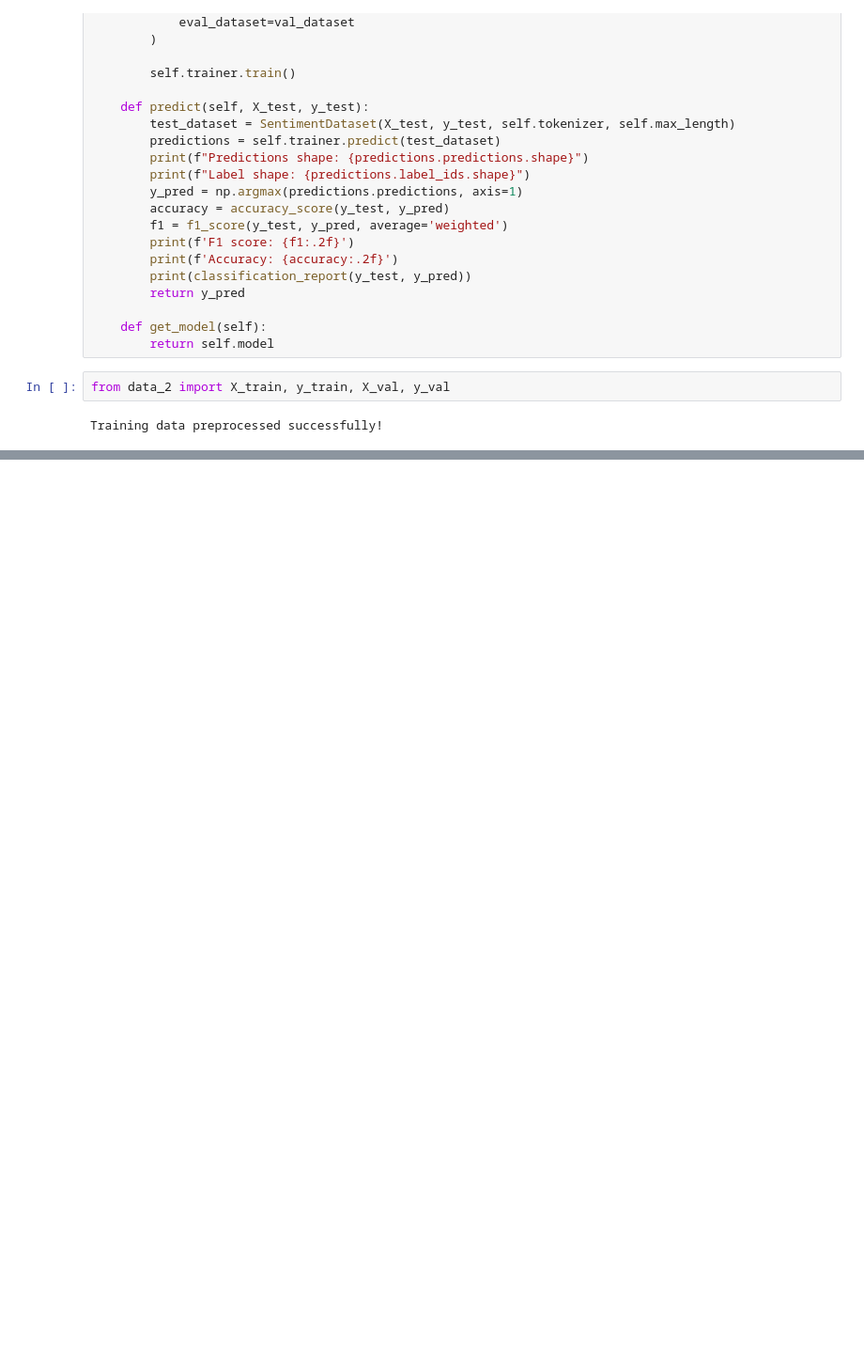
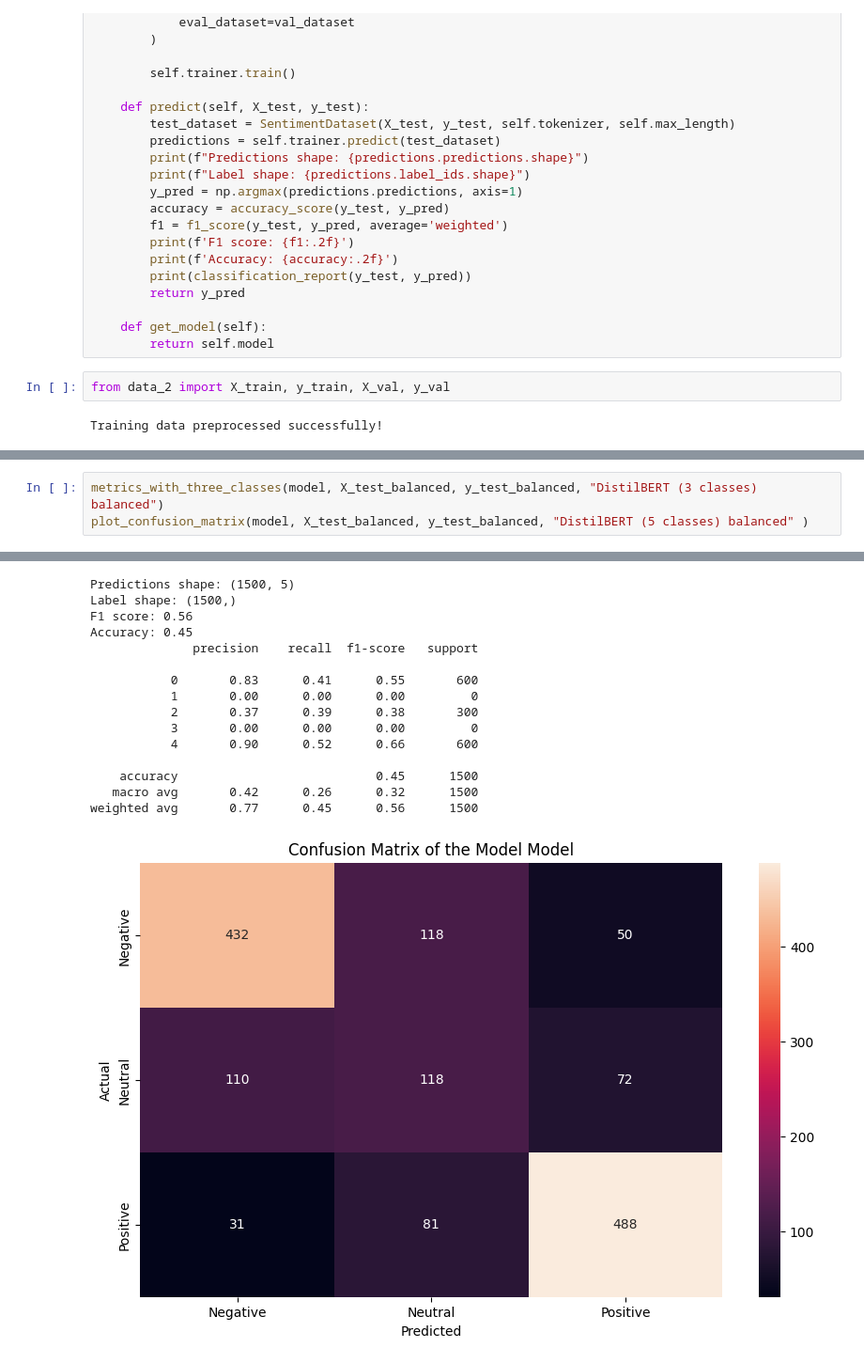
Before and after one commit to danielebedini/HLT_project, a Jupyter notebook: distBERT_dataset_2.ipynb, the cells around one changed output, grey strips where cells are left out. Shown at 94% size. Cells and saved outputs as stored; diff of their text form; blank space fills up the shorter version.

```diff
--- a/distBERT_dataset_2.ipynb
+++ b/distBERT_dataset_2.ipynb
@@ -197,0 +186,4 @@ weighted avg       0.52      0.52      0.52      1500
+# %%
+metrics_with_three_classes(model, X_test_balanced, y_test_balanced, "DistilBERT (3 classes) balanced")
+plot_confusion_matrix(model, X_test_balanced, y_test_balanced, "DistilBERT (5 classes) balanced" )
+# %% [output]
@@ -197,0 +209,16 @@ weighted avg       0.52      0.52      0.52      1500
+Predictions shape: (1500, 5)
+Label shape: (1500,)
+F1 score: 0.56
+Accuracy: 0.45
+              precision    recall  f1-score   support
+
+           0       0.83      0.41      0.55       600
+           1       0.00      0.00      0.00         0
+           2       0.37      0.39      0.38       300
+           3       0.00      0.00      0.00         0
+           4       0.90      0.52      0.66       600
+
+    accuracy                           0.45      1500
+   macro avg       0.42      0.26      0.32      1500
+weighted avg       0.77      0.45      0.56      1500
+[figure, added]
```
Also changed, not shown: parts of 9 cells of this notebook.
